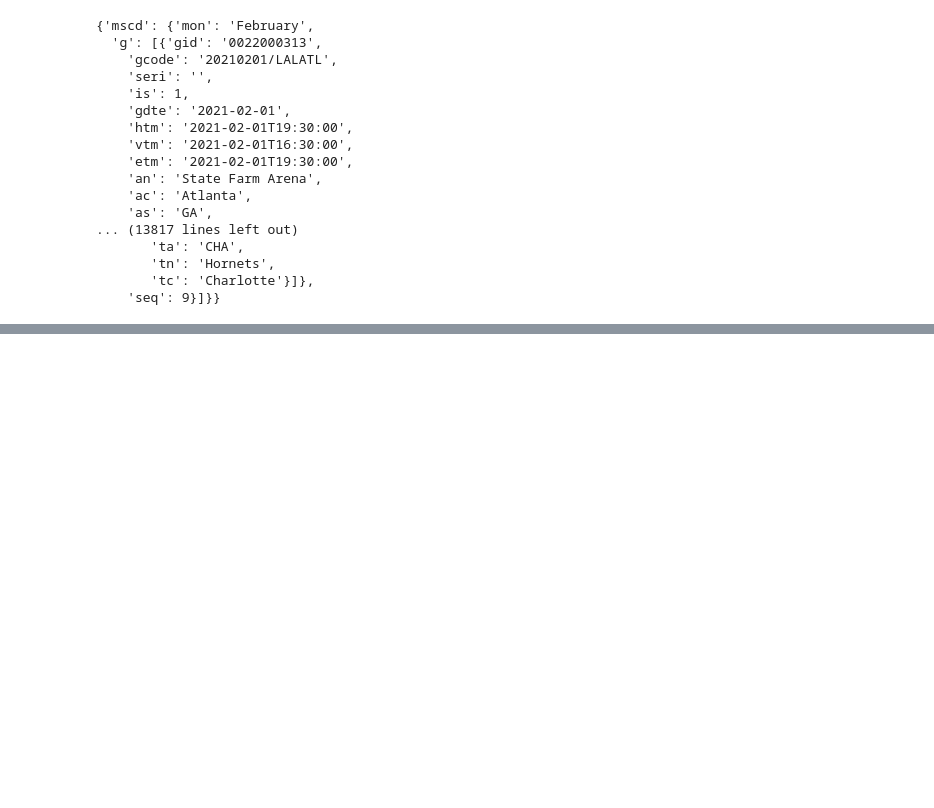
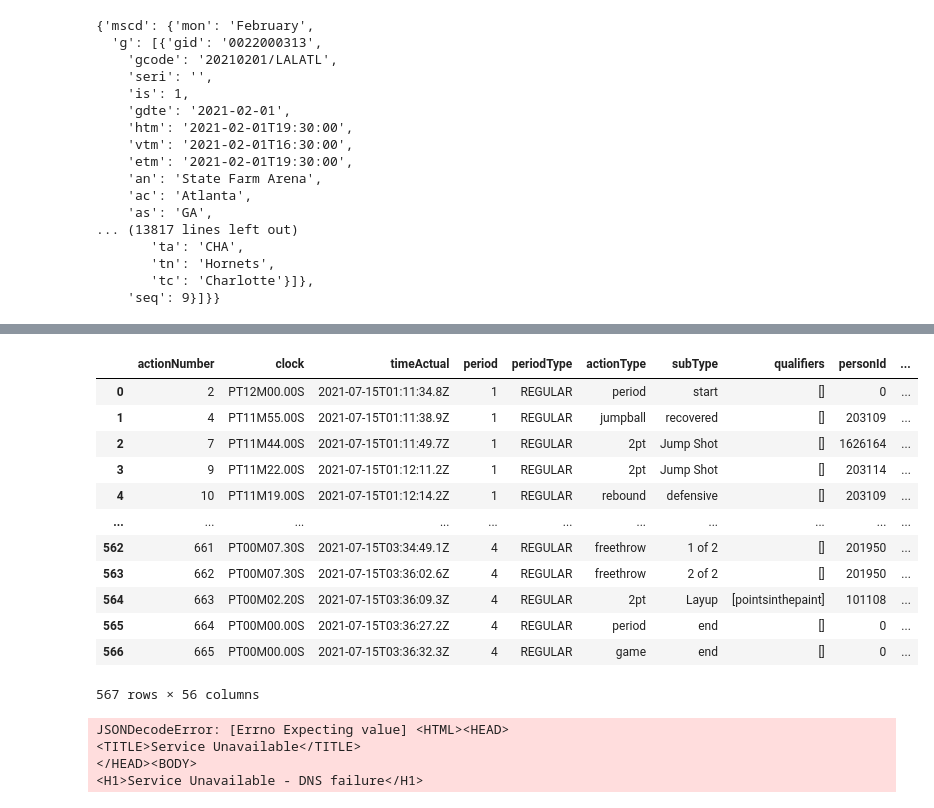
Before and after one commit to ejw-data/proj-nba-eda, a Jupyter notebook: play_by_play.ipynb, the cells around one changed output, grey strips where cells are left out. Saved outputs shown, nothing was run; the diff lists cells and outputs as text; code cells hidden in the pictures; blank space fills up the shorter version.

```diff
--- a/play_by_play.ipynb
+++ b/play_by_play.ipynb
@@ -42,0 +127,27 @@ play_by_play_url = f"https://cdn.nba.com/static/json/liveData/playbyplay/playbyp
+# %%
+df['minutes'] = df['clock'].map(lambda i: i[2:4])
+df['seconds'] = df['clock'].map(lambda i: i[5:10])
+df
+# %% [output]
+|  | actionNumber | clock | timeActual | period | periodType | actionType | subType | qualifiers | personId | ... |
+| 0 | 2 | PT12M00.00S | 2021-07-15T01:11:34.8Z | 1 | REGULAR | period | start | [] | 0 | ... |
+| 1 | 4 | PT11M55.00S | 2021-07-15T01:11:38.9Z | 1 | REGULAR | jumpball | recovered | [] | 203109 | ... |
+| 2 | 7 | PT11M44.00S | 2021-07-15T01:11:49.7Z | 1 | REGULAR | 2pt | Jump Shot | [] | 1626164 | ... |
+| 3 | 9 | PT11M22.00S | 2021-07-15T01:12:11.2Z | 1 | REGULAR | 2pt | Jump Shot | [] | 203114 | ... |
+| 4 | 10 | PT11M19.00S | 2021-07-15T01:12:14.2Z | 1 | REGULAR | rebound | defensive | [] | 203109 | ... |
+| ... | ... | ... | ... | ... | ... | ... | ... | ... | ... | ... |
+| 562 | 661 | PT00M07.30S | 2021-07-15T03:34:49.1Z | 4 | REGULAR | freethrow | 1 of 2 | [] | 201950 | ... |
+| 563 | 662 | PT00M07.30S | 2021-07-15T03:36:02.6Z | 4 | REGULAR | freethrow | 2 of 2 | [] | 201950 | ... |
+| 564 | 663 | PT00M02.20S | 2021-07-15T03:36:09.3Z | 4 | REGULAR | 2pt | Layup | [pointsinthepaint] | 101108 | ... |
+| 565 | 664 | PT00M00.00S | 2021-07-15T03:36:27.2Z | 4 | REGULAR | period | end | [] | 0 | ... |
+| 566 | 665 | PT00M00.00S | 2021-07-15T03:36:32.3Z | 4 | REGULAR | game | end | [] | 0 | ... |
+567 rows × 56 columns
+# %%
+teamSlug = 'pistons'
+roster_url = f'http://data.nba.net/json/cms/noseason/team/{teamSlug}/roster.json'
+data = requests.get(roster_url).json()
+# %% [output]
+JSONDecodeError: [Errno Expecting value] <HTML><HEAD>
+<TITLE>Service Unavailable</TITLE>
+</HEAD><BODY>
+<H1>Service Unavailable - DNS failure</H1>
```
Also changed, not shown: parts of 12 cells of this notebook, 1 other file.
